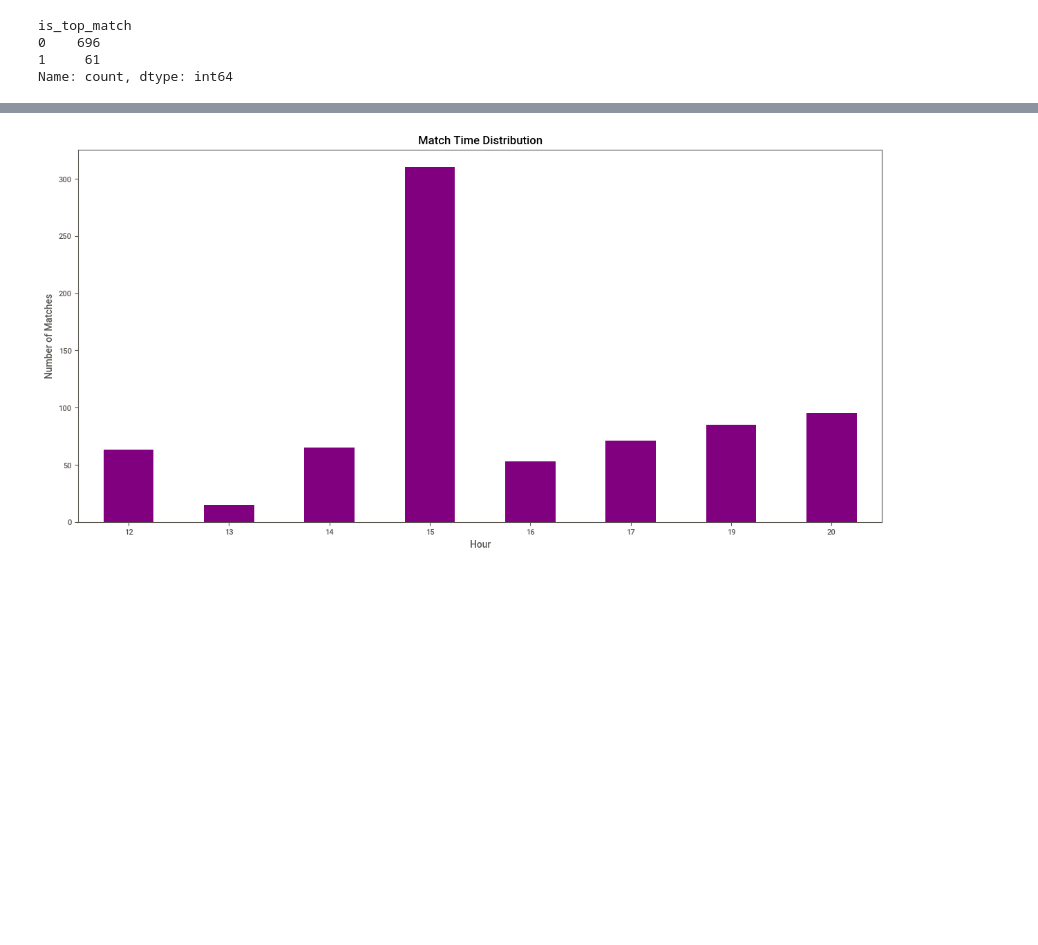
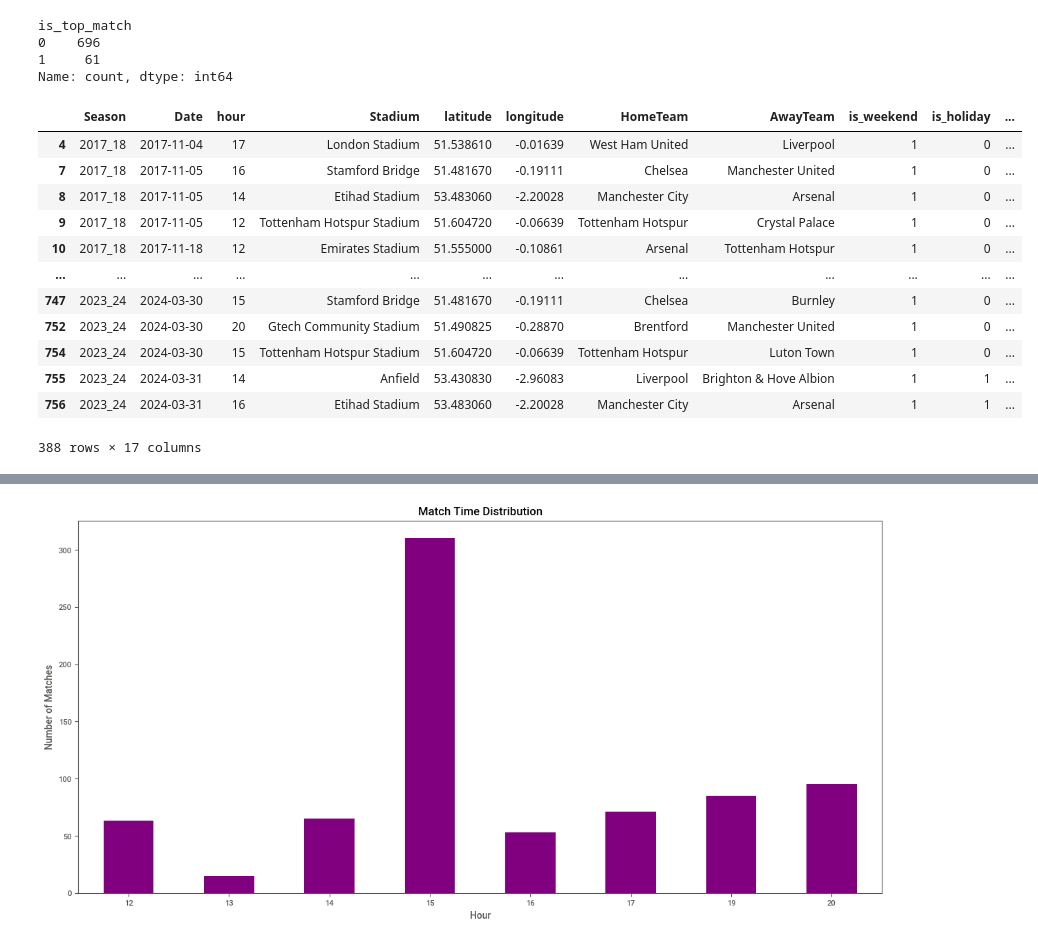
Before and after one commit to yonatanko/FootballAttendanceProject, a Jupyter notebook: EDA.ipynb, the cells around one changed output, grey strips where cells are left out. Drawn from its saved outputs; the diff is of its cells as text; code cells hidden in the pictures; blank space fills up the shorter version.

```diff
--- a/EDA.ipynb
+++ b/EDA.ipynb
@@ -84,6 +84,22 @@ is_top_match
 0    696
 1     61
 Name: count, dtype: int64
+# %%
+df[df['has_min_one_top_club'] == 1]
+# %% [output]
+|  | Season | Date | hour | Stadium | latitude | longitude | HomeTeam | AwayTeam | is_weekend | is_holiday | ... |
+| 4 | 2017_18 | 2017-11-04 | 17 | London Stadium | 51.538610 | -0.01639 | West Ham United | Liverpool | 1 | 0 | ... |
+| 7 | 2017_18 | 2017-11-05 | 16 | Stamford Bridge | 51.481670 | -0.19111 | Chelsea | Manchester United | 1 | 0 | ... |
+| 8 | 2017_18 | 2017-11-05 | 14 | Etihad Stadium | 53.483060 | -2.20028 | Manchester City | Arsenal | 1 | 0 | ... |
+| 9 | 2017_18 | 2017-11-05 | 12 | Tottenham Hotspur Stadium | 51.604720 | -0.06639 | Tottenham Hotspur | Crystal Palace | 1 | 0 | ... |
+| 10 | 2017_18 | 2017-11-18 | 12 | Emirates Stadium | 51.555000 | -0.10861 | Arsenal | Tottenham Hotspur | 1 | 0 | ... |
+| ... | ... | ... | ... | ... | ... | ... | ... | ... | ... | ... | ... |
+| 747 | 2023_24 | 2024-03-30 | 15 | Stamford Bridge | 51.481670 | -0.19111 | Chelsea | Burnley | 1 | 0 | ... |
+| 752 | 2023_24 | 2024-03-30 | 20 | Gtech Community Stadium | 51.490825 | -0.28870 | Brentford | Manchester United | 1 | 0 | ... |
+| 754 | 2023_24 | 2024-03-30 | 15 | Tottenham Hotspur Stadium | 51.604720 | -0.06639 | Tottenham Hotspur | Luton Town | 1 | 0 | ... |
+| 755 | 2023_24 | 2024-03-31 | 14 | Anfield | 53.430830 | -2.96083 | Liverpool | Brighton & Hove Albion | 1 | 1 | ... |
+| 756 | 2023_24 | 2024-03-31 | 16 | Etihad Stadium | 53.483060 | -2.20028 | Manchester City | Arsenal | 1 | 1 | ... |
+388 rows × 17 columns
 # %%
 # pie chart of is_close_match and is_top_match
 fig, ax = plt.subplots(1, 2, figsize=(15, 7))
```
Also changed, not shown: parts of 4 cells of this notebook, 1 other file.
